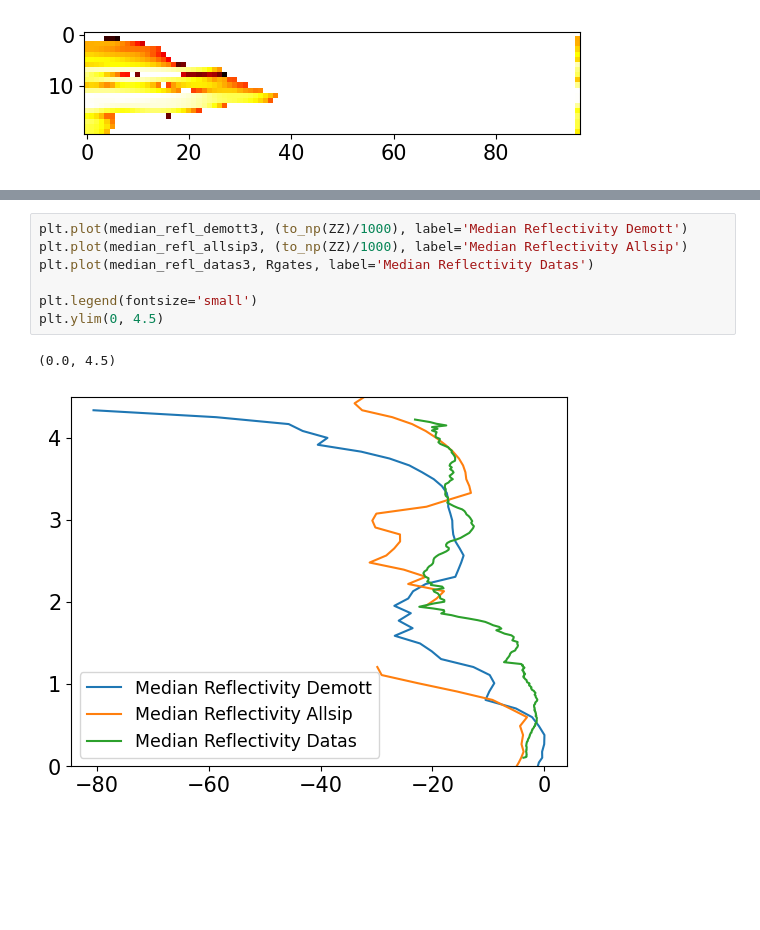
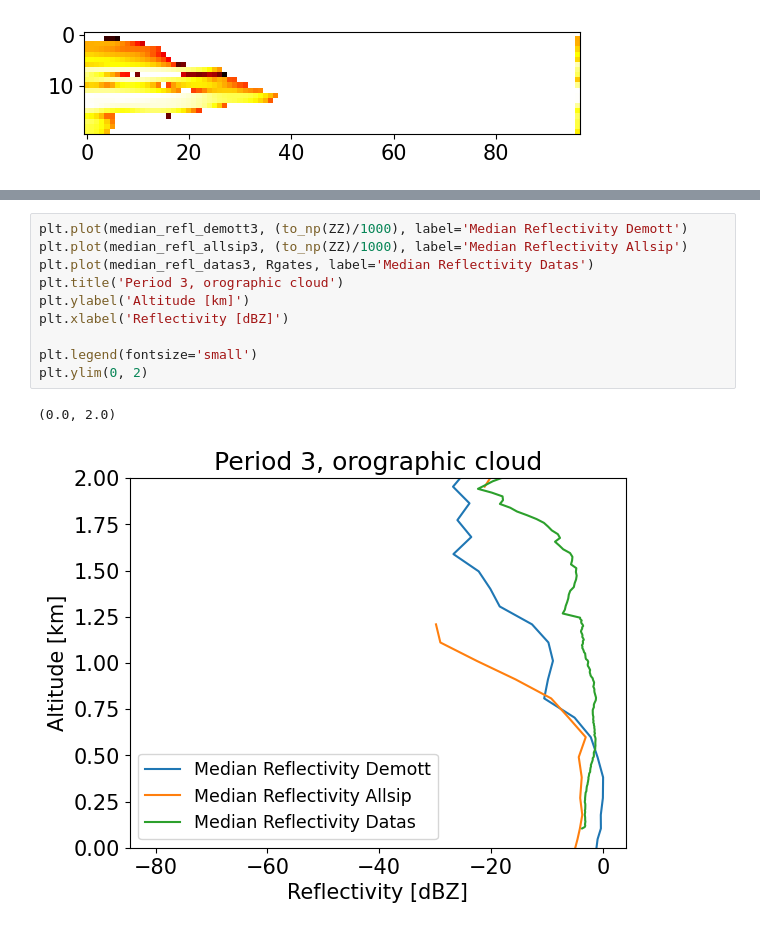
Before and after one commit to eliotperrin/Mixed-phase-cloud-with-CR-SIM, a Jupyter notebook: Comparaison.ipynb, the cells around one changed output, grey strips where cells are left out. Saved outputs shown, nothing was run; the diff lists cells and outputs as text; blank space fills up the shorter version.

```diff
--- a/Comparaison.ipynb
+++ b/Comparaison.ipynb
@@ -499,10 +508,13 @@ plt.ylim(0, 4.5)
 # %%
 plt.plot(median_refl_demott3, (to_np(ZZ)/1000), label='Median Reflectivity Demott')
 plt.plot(median_refl_allsip3, (to_np(ZZ)/1000), label='Median Reflectivity Allsip')
 plt.plot(median_refl_datas3, Rgates, label='Median Reflectivity Datas')
+plt.title('Period 3, orographic cloud')
+plt.ylabel('Altitude [km]')
+plt.xlabel('Reflectivity [dBZ]')
 
 plt.legend(fontsize='small')
-plt.ylim(0, 4.5)
+plt.ylim(0, 2)
 # %% [output]
-(0.0, 4.5)
+(0.0, 2.0)
-[figure, old version]
+[figure, new version]
```
Also changed, not shown: parts of 3 cells of this notebook, 1 other file.
